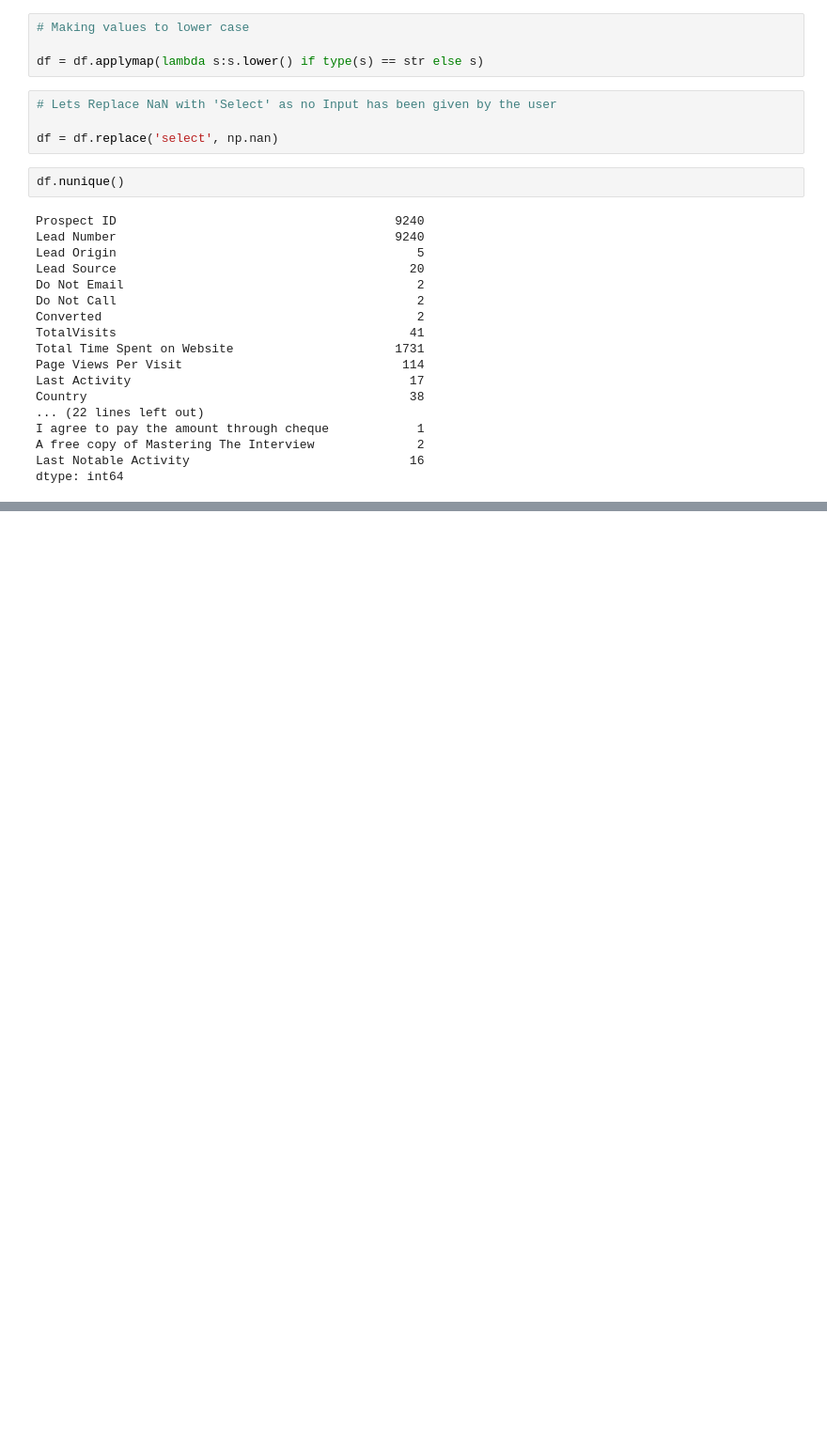
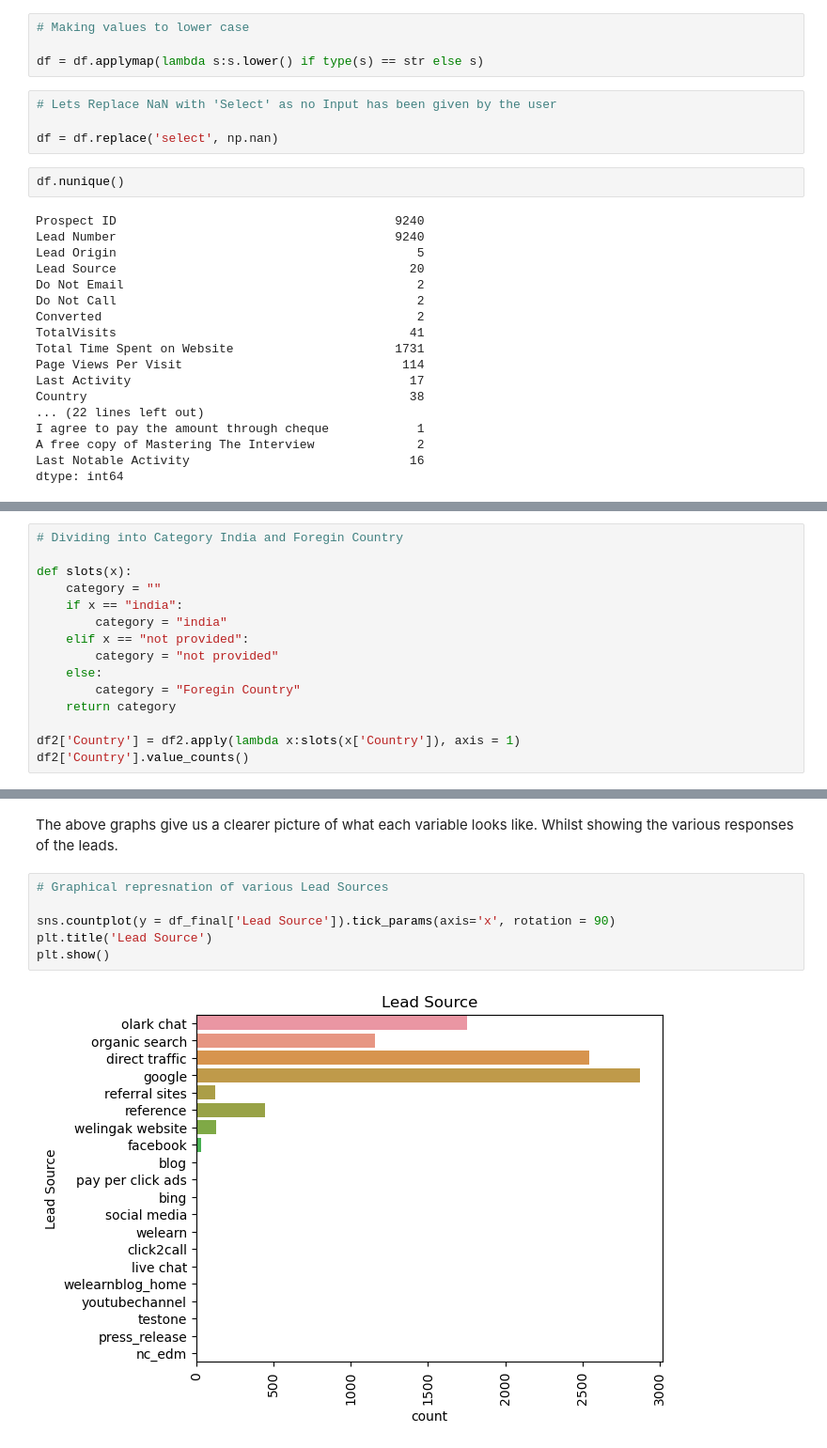
Before and after one commit to shaktisingh25/Lead-Scoring-Case-Study-Group-, a Jupyter notebook: Lead Scoring Code.ipynb, the cells around one changed output, grey strips where cells are left out. Shown at 94% size. Cells and saved outputs as stored; diff of their text form; blank space fills up the shorter version.

```diff
--- a/Lead Scoring Code.ipynb
+++ b/Lead Scoring Code.ipynb
@@ -133,0 +270,15 @@ dtype: int64
+# %%
+# Dividing into Category India and Foregin Country
+
+def slots(x):
+    category = ""
+    if x == "india":
+        category = "india"
+    elif x == "not provided":
+        category = "not provided"
+    else:
+        category = "Foregin Country"
+    return category
+
+df2['Country'] = df2.apply(lambda x:slots(x['Country']), axis = 1)
+df2['Country'].value_counts()
@@ -133,0 +465,10 @@ dtype: int64
+# %% [markdown]
+The above graphs give us a clearer picture of what each variable looks like. Whilst showing the various responses of the leads.
+# %%
+# Graphical represnation of various Lead Sources
+
+sns.countplot(y = df_final['Lead Source']).tick_params(axis='x', rotation = 90)
+plt.title('Lead Source')
+plt.show()
+# %% [output]
+[figure, added]
```
Also changed, not shown: parts of 151 cells of this notebook, 2 other files.
